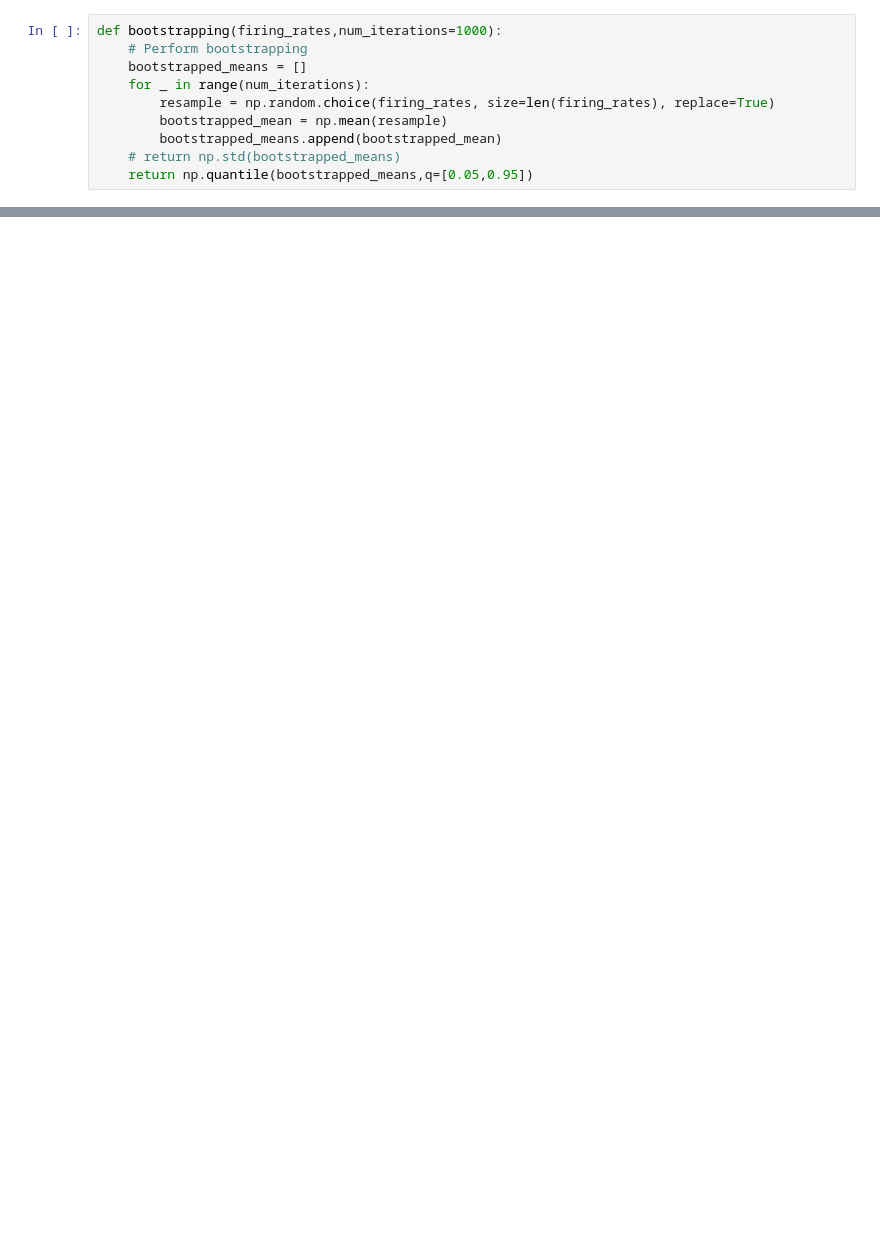
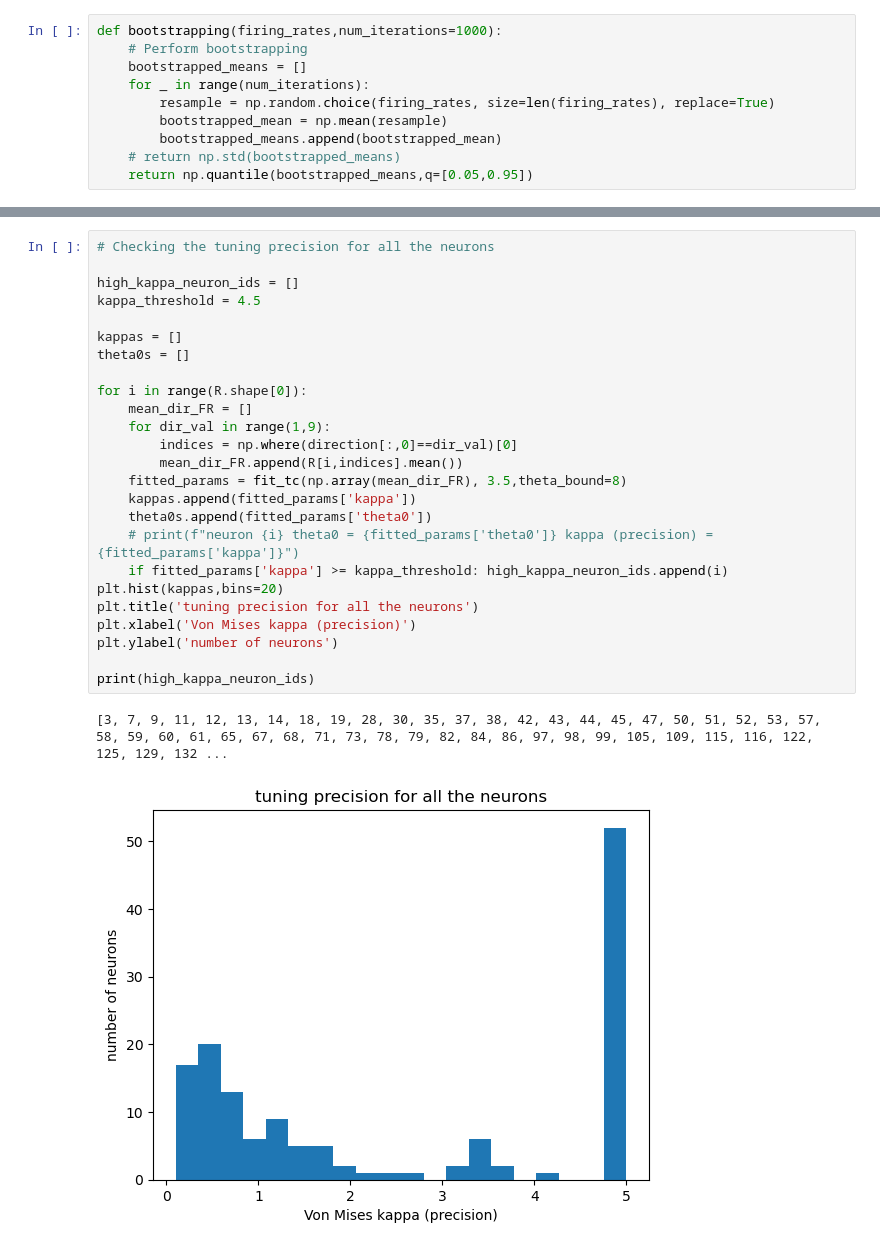
Before and after one commit to CONECT-INT/2023_CENTURI-SummerSchool, a Jupyter notebook: dataset1_iakov.ipynb, the cells around one changed output, grey strips where cells are left out. Saved outputs shown, nothing was run; the diff lists cells and outputs as text; blank space fills up the shorter version.

```diff
--- a/dataset1_iakov.ipynb
+++ b/dataset1_iakov.ipynb
@@ -96,0 +195,28 @@ plt.tight_layout()
+# %%
+# Checking the tuning precision for all the neurons
+
+high_kappa_neuron_ids = []
+kappa_threshold = 4.5
+
+kappas = []
+theta0s = []
+
+for i in range(R.shape[0]):
+    mean_dir_FR = []
+    for dir_val in range(1,9):
+        indices = np.where(direction[:,0]==dir_val)[0]
+        mean_dir_FR.append(R[i,indices].mean())
+    fitted_params = fit_tc(np.array(mean_dir_FR), 3.5,theta_bound=8)
+    kappas.append(fitted_params['kappa'])
+    theta0s.append(fitted_params['theta0'])
+    # print(f"neuron {i} theta0 = {fitted_params['theta0']} kappa (precision) = {fitted_params['kappa']}")
+    if fitted_params['kappa'] >= kappa_threshold: high_kappa_neuron_ids.append(i)
+plt.hist(kappas,bins=20)
+plt.title('tuning precision for all the neurons')
+plt.xlabel('Von Mises kappa (precision)')
+plt.ylabel('number of neurons')
+
+print(high_kappa_neuron_ids)
+# %% [output]
+[3, 7, 9, 11, 12, 13, 14, 18, 19, 28, 30, 35, 37, 38, 42, 43, 44, 45, 47, 50, 51, 52, 53, 57, 58, 59, 60, 61, 65, 67, 68, 71, 73, 78, 79, 82, 84, 86, 97, 98, 99, 105, 109, 115, 116, 122, 125, 129, 132 ...
+[figure, added]
```
Also changed, not shown: parts of 14 cells of this notebook.
